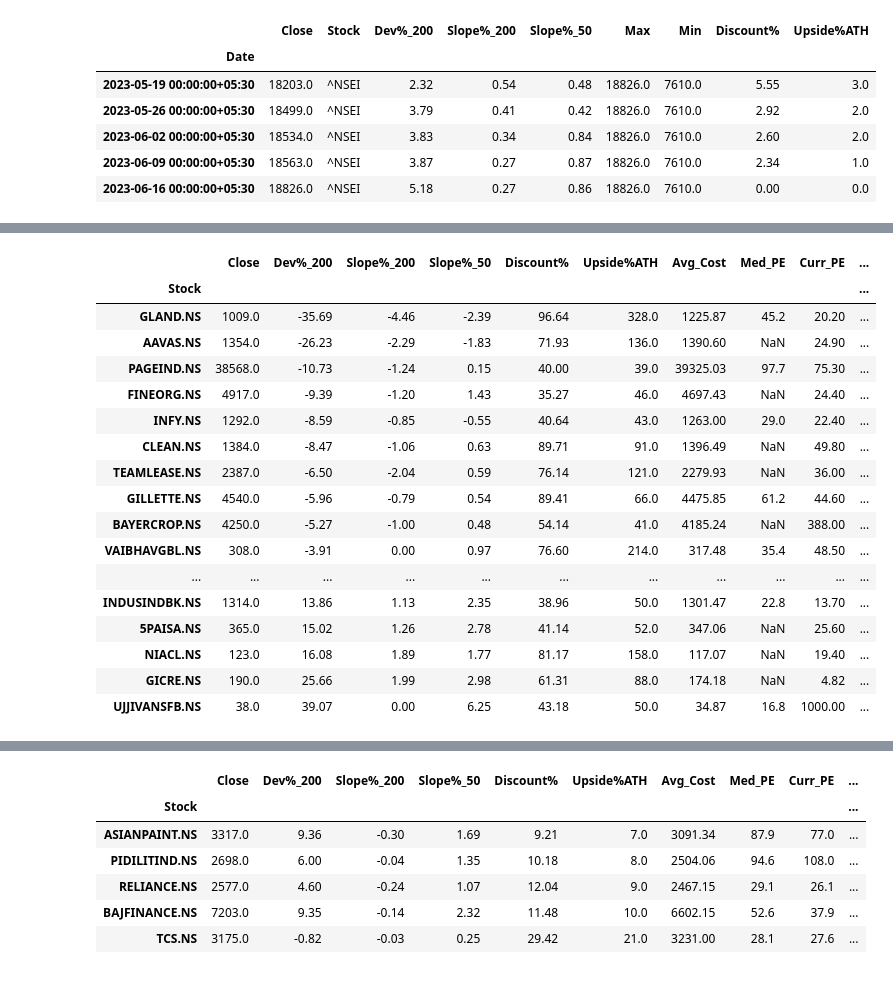
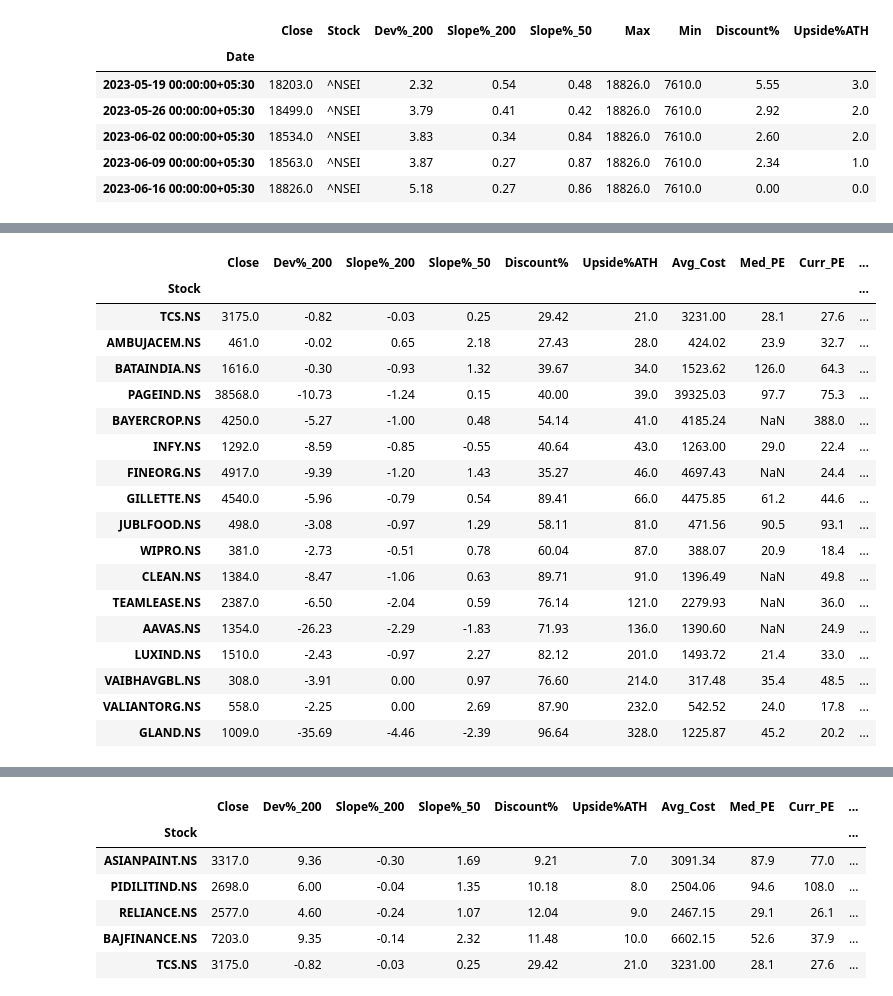
Before and after one commit to ankit-rathi/Data-Science-with-Python, a Jupyter notebook: Tradevesting/myProspects_Upside_Analysis_ATH.ipynb, the cells around one changed output, grey strips where cells are left out. Saved outputs shown, nothing was run; the diff lists cells and outputs as text; code cells hidden in the pictures.

```diff
--- a/Tradevesting/myProspects_Upside_Analysis_ATH.ipynb
+++ b/Tradevesting/myProspects_Upside_Analysis_ATH.ipynb
@@ -314,25 +314,26 @@ qualified stocks: 39
 | ASIANPAINT.NS | 3317.0 | 9.36 | -0.30 | 1.69 | 9.21 | 7.0 | 3091.34 | 87.9 | 77.00 | ... |
 # %%
 # top stocks from portfolio for SIP
-tmp_df.sort_values(by = 'Dev%_200', ascending=True)
+tmp_df[tmp_df['Dev%_200'] < 0].sort_values(by = 'Upside%ATH', ascending=True)
 # %% [output]
 |  | Close | Dev%_200 | Slope%_200 | Slope%_50 | Discount% | Upside%ATH | Avg_Cost | Med_PE | Curr_PE | ... |
 | Stock |  |  |  |  |  |  |  |  |  | ... |
-| GLAND.NS | 1009.0 | -35.69 | -4.46 | -2.39 | 96.64 | 328.0 | 1225.87 | 45.2 | 20.20 | ... |
-| AAVAS.NS | 1354.0 | -26.23 | -2.29 | -1.83 | 71.93 | 136.0 | 1390.60 | NaN | 24.90 | ... |
-| PAGEIND.NS | 38568.0 | -10.73 | -1.24 | 0.15 | 40.00 | 39.0 | 39325.03 | 97.7 | 75.30 | ... |
-| FINEORG.NS | 4917.0 | -9.39 | -1.20 | 1.43 | 35.27 | 46.0 | 4697.43 | NaN | 24.40 | ... |
-| INFY.NS | 1292.0 | -8.59 | -0.85 | -0.55 | 40.64 | 43.0 | 1263.00 | 29.0 | 22.40 | ... |
-| CLEAN.NS | 1384.0 | -8.47 | -1.06 | 0.63 | 89.71 | 91.0 | 1396.49 | NaN | 49.80 | ... |
-| TEAMLEASE.NS | 2387.0 | -6.50 | -2.04 | 0.59 | 76.14 | 121.0 | 2279.93 | NaN | 36.00 | ... |
-| GILLETTE.NS | 4540.0 | -5.96 | -0.79 | 0.54 | 89.41 | 66.0 | 4475.85 | 61.2 | 44.60 | ... |
-| BAYERCROP.NS | 4250.0 | -5.27 | -1.00 | 0.48 | 54.14 | 41.0 | 4185.24 | NaN | 388.00 | ... |
-| VAIBHAVGBL.NS | 308.0 | -3.91 | 0.00 | 0.97 | 76.60 | 214.0 | 317.48 | 35.4 | 48.50 | ... |
-| ... | ... | ... | ... | ... | ... | ... | ... | ... | ... | ... |
-| INDUSINDBK.NS | 1314.0 | 13.86 | 1.13 | 2.35 | 38.96 | 50.0 | 1301.47 | 22.8 | 13.70 | ... |
-| 5PAISA.NS | 365.0 | 15.02 | 1.26 | 2.78 | 41.14 | 52.0 | 347.06 | NaN | 25.60 | ... |
-| NIACL.NS | 123.0 | 16.08 | 1.89 | 1.77 | 81.17 | 158.0 | 117.07 | NaN | 19.40 | ... |
-| GICRE.NS | 190.0 | 25.66 | 1.99 | 2.98 | 61.31 | 88.0 | 174.18 | NaN | 4.82 | ... |
-| UJJIVANSFB.NS | 38.0 | 39.07 | 0.00 | 6.25 | 43.18 | 50.0 | 34.87 | 16.8 | 1000.00 | ... |
+| TCS.NS | 3175.0 | -0.82 | -0.03 | 0.25 | 29.42 | 21.0 | 3231.00 | 28.1 | 27.6 | ... |
+| AMBUJACEM.NS | 461.0 | -0.02 | 0.65 | 2.18 | 27.43 | 28.0 | 424.02 | 23.9 | 32.7 | ... |
+| BATAINDIA.NS | 1616.0 | -0.30 | -0.93 | 1.32 | 39.67 | 34.0 | 1523.62 | 126.0 | 64.3 | ... |
+| PAGEIND.NS | 38568.0 | -10.73 | -1.24 | 0.15 | 40.00 | 39.0 | 39325.03 | 97.7 | 75.3 | ... |
+| BAYERCROP.NS | 4250.0 | -5.27 | -1.00 | 0.48 | 54.14 | 41.0 | 4185.24 | NaN | 388.0 | ... |
+| INFY.NS | 1292.0 | -8.59 | -0.85 | -0.55 | 40.64 | 43.0 | 1263.00 | 29.0 | 22.4 | ... |
+| FINEORG.NS | 4917.0 | -9.39 | -1.20 | 1.43 | 35.27 | 46.0 | 4697.43 | NaN | 24.4 | ... |
+| GILLETTE.NS | 4540.0 | -5.96 | -0.79 | 0.54 | 89.41 | 66.0 | 4475.85 | 61.2 | 44.6 | ... |
+| JUBLFOOD.NS | 498.0 | -3.08 | -0.97 | 1.29 | 58.11 | 81.0 | 471.56 | 90.5 | 93.1 | ... |
+| WIPRO.NS | 381.0 | -2.73 | -0.51 | 0.78 | 60.04 | 87.0 | 388.07 | 20.9 | 18.4 | ... |
+| CLEAN.NS | 1384.0 | -8.47 | -1.06 | 0.63 | 89.71 | 91.0 | 1396.49 | NaN | 49.8 | ... |
+| TEAMLEASE.NS | 2387.0 | -6.50 | -2.04 | 0.59 | 76.14 | 121.0 | 2279.93 | NaN | 36.0 | ... |
+| AAVAS.NS | 1354.0 | -26.23 | -2.29 | -1.83 | 71.93 | 136.0 | 1390.60 | NaN | 24.9 | ... |
+| LUXIND.NS | 1510.0 | -2.43 | -0.97 | 2.27 | 82.12 | 201.0 | 1493.72 | 21.4 | 33.0 | ... |
+| VAIBHAVGBL.NS | 308.0 | -3.91 | 0.00 | 0.97 | 76.60 | 214.0 | 317.48 | 35.4 | 48.5 | ... |
+| VALIANTORG.NS | 558.0 | -2.25 | 0.00 | 2.69 | 87.90 | 232.0 | 542.52 | 24.0 | 17.8 | ... |
+| GLAND.NS | 1009.0 | -35.69 | -4.46 | -2.39 | 96.64 | 328.0 | 1225.87 | 45.2 | 20.2 | ... |
 # %%
 # top 10 from portfolio for SIP
```
Also changed, not shown: parts of 3 cells of this notebook.
